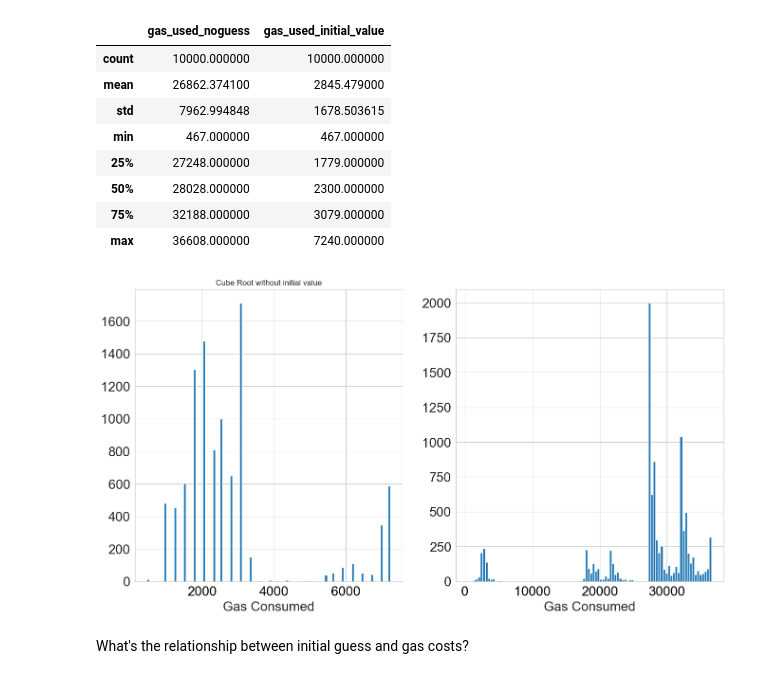
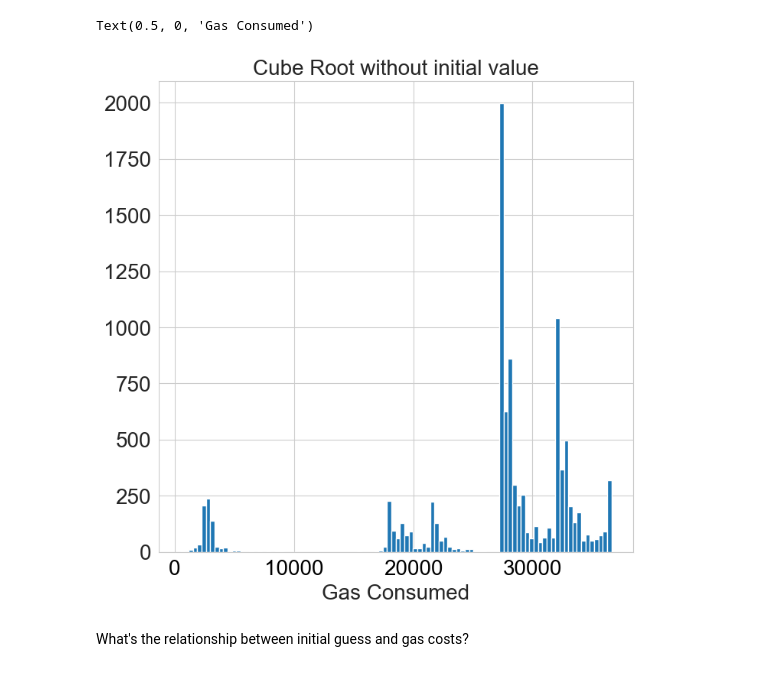
Before and after one commit to curvefi/tricrypto-ng, a Jupyter notebook: profiling/profiling_reports/report_cbrt.ipynb, the cells around one changed output. Cells and saved outputs as stored; diff of their text form; code cells hidden in the pictures.

```diff
--- a/profiling/profiling_reports/report_cbrt.ipynb
+++ b/profiling/profiling_reports/report_cbrt.ipynb
@@ -34,29 +34,15 @@ data
-# %%
-data.describe()
-# %% [output]
-|  | gas_used_noguess | gas_used_initial_value |
-| count | 10000.000000 | 10000.000000 |
-| mean | 26862.374100 | 2845.479000 |
-| std | 7962.994848 | 1678.503615 |
-| min | 467.000000 | 467.000000 |
-| 25% | 27248.000000 | 1779.000000 |
-| 50% | 28028.000000 | 2300.000000 |
-| 75% | 32188.000000 | 3079.000000 |
-| max | 36608.000000 | 7240.000000 |
 # %%
-fig, axes = plt.subplots(1,2, figsize=(16, 8))
+fig, ax = plt.subplots(1,1, figsize=(8, 8))
 
-axes[0].hist(data.gas_used_initial_value, 100)
-axes[0].set_title("Cube Root with initial value", fontsize=20)
-axes[1].hist(data.gas_used_noguess, 100)
-axes[1].set_title("Cube Root without initial value", fontsize=20)
+ax.hist(data.gas_used_noguess, 100)
+ax.set_title("Cube Root without initial value", fontsize=20)
 
-for ax in axes:
-    ax.tick_params(axis='both', which='major', labelsize=20)
-    ax.tick_params(axis='x', which='major', colors='black')
-    ax.set_xlabel("Gas Consumed", fontsize=20)
+ax.tick_params(axis='both', which='major', labelsize=20)
+ax.tick_params(axis='x', which='major', colors='black')
+ax.set_xlabel("Gas Consumed", fontsize=20)
 # %% [output]
+Text(0.5, 0, 'Gas Consumed')
-[figure, old version]
+[figure, new version]
 # %% [markdown]
 What's the relationship between initial guess and gas costs?
 # %%
```
Also changed, not shown: parts of 4 cells of this notebook, 6 other files.
